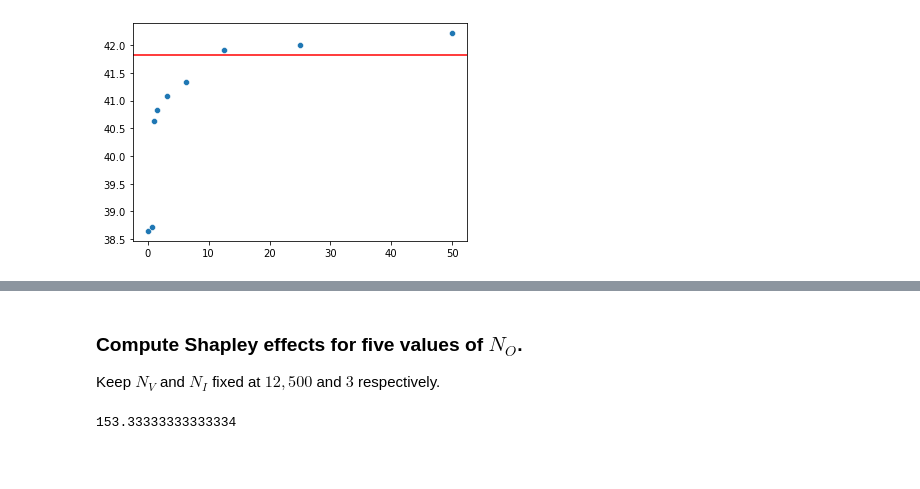
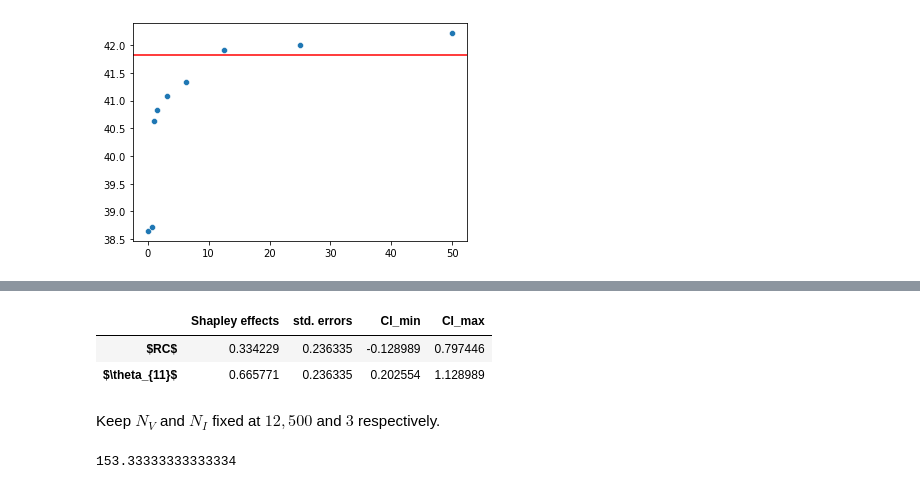
Before and after one commit to bhmueller/thesis, a Jupyter notebook: thesis_project.ipynb, the cells around one changed output, grey strips where cells are left out. Saved outputs shown, nothing was run; the diff lists cells and outputs as text; code cells hidden in the pictures; blank space fills up the shorter version.

```diff
--- a/thesis_project.ipynb
+++ b/thesis_project.ipynb
@@ -235,0 +232,10 @@ ax.axhline(y=np.var(implied_demand), xmin=0, xmax=bins[-1], color='red')
+# %%
+%%time
+np.random.seed(123)
+
+n_variance = 10
+n_outer = 5
+n_inner = 3
+
+exact_shapley= get_shapley(model_shapley, x_all_partial, x_cond_partial, n_perms, n_inputs, n_variance, n_outer, n_inner, n_cores)
+exact_shapley.rename(index={'X1': '$RC$', 'X2': '$\theta_{11}$'}, inplace=True)
@@ -236,5 +244,10 @@ ax.axhline(y=np.var(implied_demand), xmin=0, xmax=bins[-1], color='red')
+# %%
+exact_shapley
+# %% [output]
+|  | Shapley effects | std. errors | CI_min | CI_max |
+| $RC$ | 0.334229 | 0.236335 | -0.128989 | 0.797446 |
+| $\theta_{11}$ | 0.665771 | 0.236335 | 0.202554 | 1.128989 |
 # %% [markdown]
-### Compute Shapley effects for five values of $N_O$.
 Keep $N_V$ and $N_I$ fixed at $12,500$ and $3$ respectively.
 # %%
 n_outer = 10 ** 4
```
Also changed, not shown: parts of 21 cells of this notebook.
